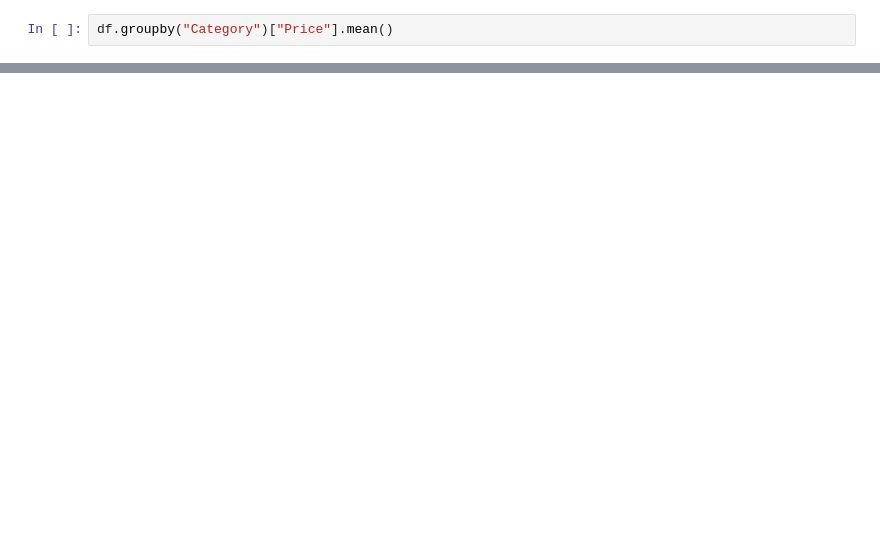
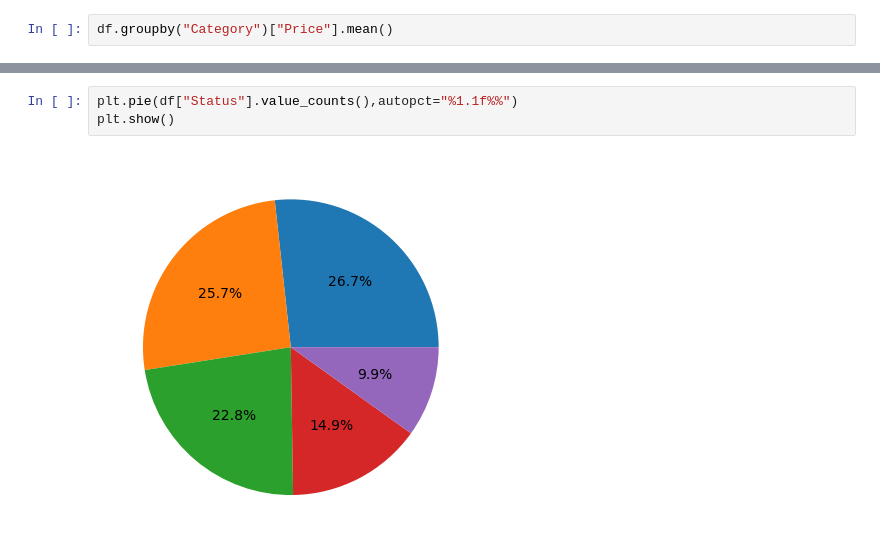
Before and after one commit to CompileNetwork33/python_notes, a Jupyter notebook: dataset2.ipynb, the cells around one changed output, grey strips where cells are left out. Saved outputs shown, nothing was run; the diff lists cells and outputs as text; blank space fills up the shorter version.

```diff
--- a/dataset2.ipynb
+++ b/dataset2.ipynb
@@ -85,0 +207,5 @@ type(df)
+# %%
+plt.pie(df["Status"].value_counts(),autopct="%1.1f%%")
+plt.show()
+# %% [output]
+[figure, added]
```
Also changed, not shown: parts of 22 cells of this notebook, 4 other files.
